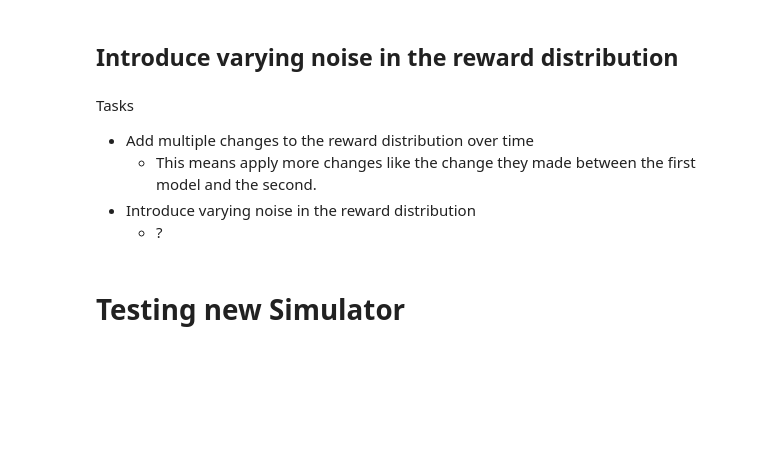
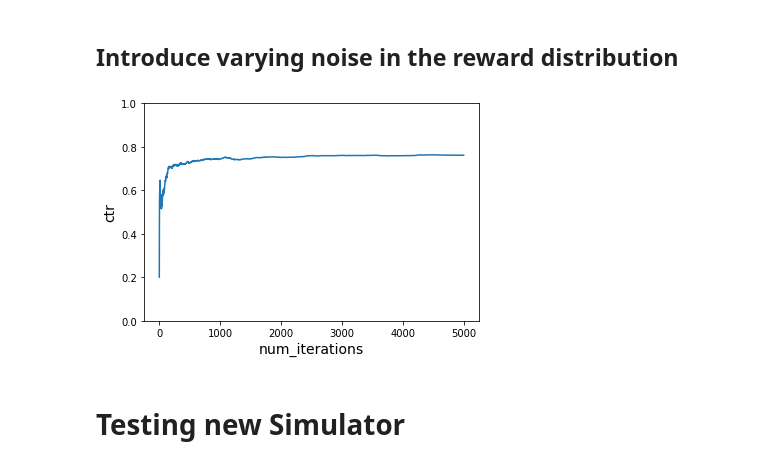
Before and after one commit to anrath/microsoft-research-exercise-python, a Jupyter notebook: exercise.ipynb, the cells around one changed output. Cells and saved outputs as stored; diff of their text form; code cells hidden in the pictures; blank space fills up the shorter version.

```diff
--- a/exercise.ipynb
+++ b/exercise.ipynb
@@ -202,21 +202,15 @@ plot_ctr(total_iterations, ctr)
 # %% [markdown]
 ## Introduce varying noise in the reward distribution
-# %%
-def get_cost_noise1(context,action):
-    if context['user'] == "Tom":
-        if context['time_of_day'] == "morning" and action == 'politics':
-            return USER_LIKED_ARTICLE
-        elif context['time_of_day'] == "afternoon" and action == 'music':
-            return USER_LIKED_ARTICLE
-        else:
-            return USER_DISLIKED_ARTICLE
-    elif context['user'] == "Anna":
-        if context['time_of_day'] == "morning" and action == 'sports':
-            return USER_LIKED_ARTICLE
-        elif context['time_of_day'] == "afternoon" and action == 'politics':
-            return USER_LIKED_ARTICLE
-        else:
-            return USER_DISLIKED_ARTICLE
+# %%
+# Preference table
+tomPreferences1 = {'morning':{"politics" : 1, "sports" : .8, "music": .2, "food": 0, "finance":.2, "health":.2, "camping":0}, 'afternoon':{"politics" : 0, "sports" : .2, "music": 1, "food": 0, "finance":0, "health":.2, "camping":.8}}
+annaPreferences1 = {'morning':{"politics" : 0, "sports" : 1, "music": .6, "food": .3, "finance":0, "health":.1, "camping":.5}, 'afternoon':{"politics" : 1, "sports" : .2, "music": .7, "food": .2, "finance":0, "health":.4, "camping":0}}
+
+def get_cost_noise1(context,action):
+    if context['user'] == "Tom":
+        return tomPreferences1[context['time_of_day']][action] * USER_LIKED_ARTICLE
+    elif context['user'] == "Anna":
+        return annaPreferences1[context['time_of_day']][action] * USER_LIKED_ARTICLE
 # %%
 def get_cost_noise2(context,action):
     if context['user'] == "Tom":
@@ -252,22 +246,18 @@ def get_cost_noise3(context,action):
 # %%
 # use first reward function initially, then switch to second reward function, then switch to a new third reward function
 
 vw = pyvw.vw("--cb_explore_adf -q UA --quiet --epsilon 0.2")
 
 num_iterations_per_cost_func = 5000
 
 # adding new cost function
-cost_functions = [get_cost_noise1, get_cost_noise2, get_cost_noise3]
+cost_functions = [get_cost_noise1]
 total_iterations = num_iterations_per_cost_func * len(cost_functions)
 
 ctr = run_simulation_multiple_cost_functions(vw, num_iterations_per_cost_func, users, times_of_day, actions, cost_functions)
 
 plot_ctr(total_iterations, ctr)
+# %% [output]
+[figure, added]
-# %% [markdown]
-Tasks
-- Add multiple changes to the reward distribution over time
-    - This means apply more changes like the change they made between the first model and the second.
-- Introduce varying noise in the reward distribution
-    - ?
 # %% [markdown]
 # Testing new Simulator
```
Also changed, not shown: parts of 11 cells of this notebook.
